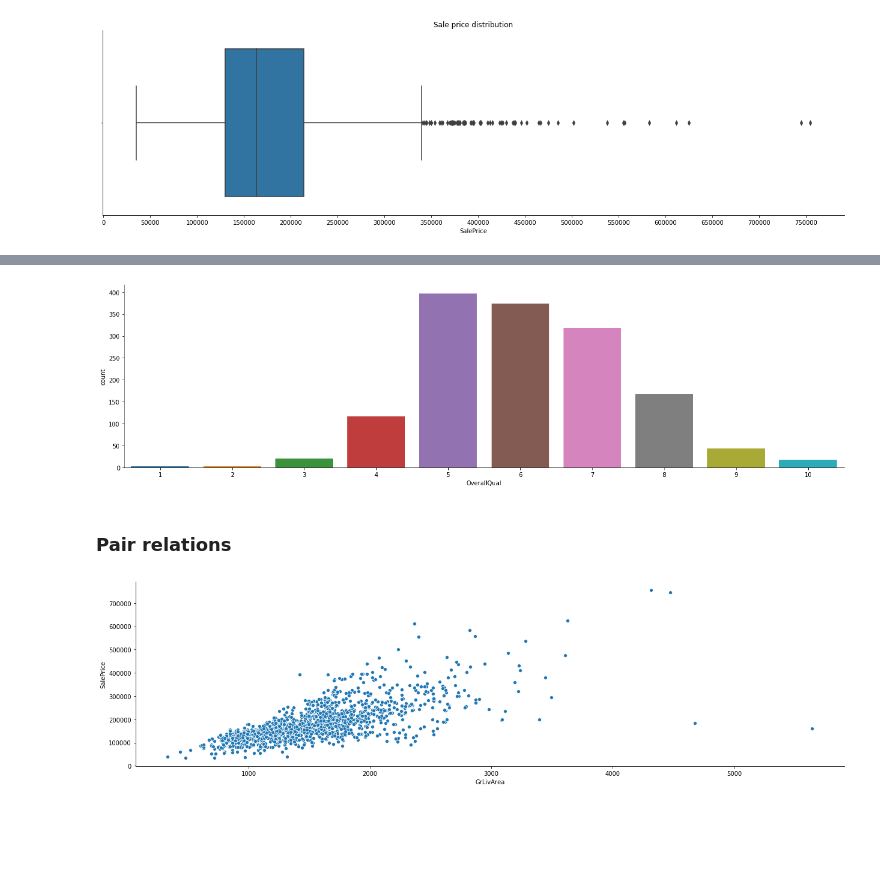
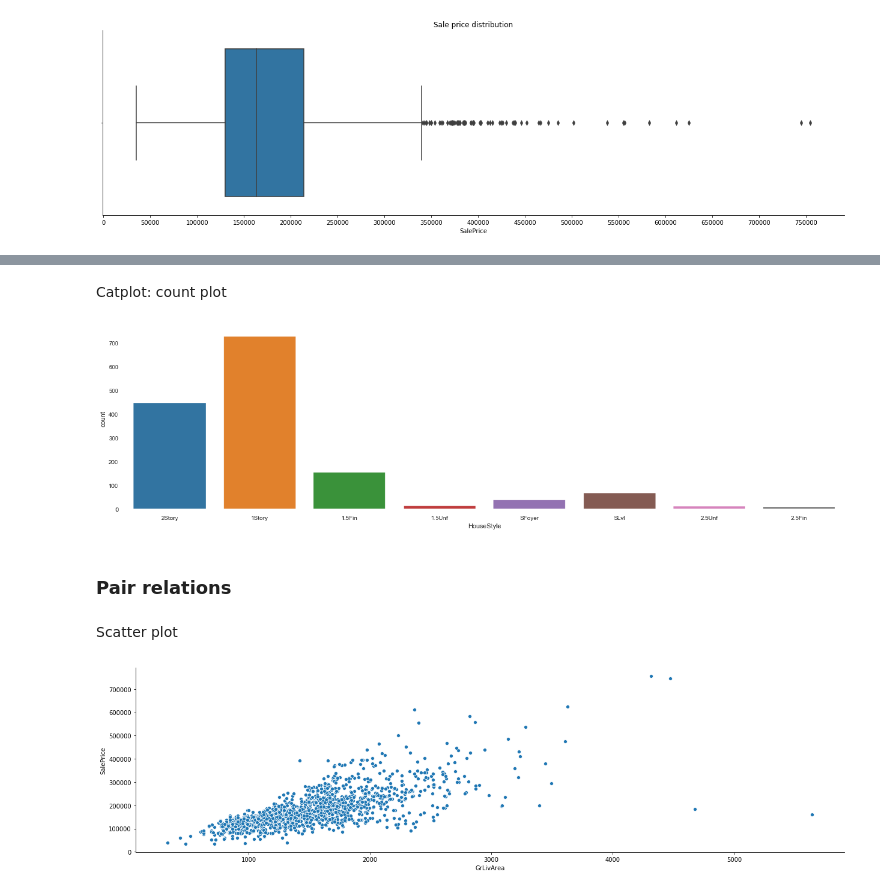
Before and after one commit to ekhrapachev/stud.data.processing, a Jupyter notebook: base.1.ipynb, the cells around one changed output, grey strips where cells are left out. Saved outputs shown, nothing was run; the diff lists cells and outputs as text; code cells hidden in the pictures; blank space fills up the shorter version.

```diff
--- a/base.1.ipynb
+++ b/base.1.ipynb
@@ -12,4 +12,5 @@ from sklearn import datasets
 # %% [markdown]
 ### Загрузка данных
 # %%
-data = pd.read_csv('./train.csv')[['SalePrice', 'OverallQual', 'GrLivArea', 'GarageCars', 'TotalBsmtSF', 'FullBath', 'YearBuilt']]
+data = pd.read_csv('./train.csv')[['SalePrice', 'OverallQual', 'GrLivArea', 'GarageCars', 'TotalBsmtSF',\
+                                   'FullBath', 'YearBuilt', 'HouseStyle']]
@@ -127,9 +178,13 @@ ax.set(title=('Sale price distribution'), xticks=range(0,800000,50000));
+# %% [markdown]
+Catplot: count plot
 # %%
-ax = sns.catplot(data=data, x='OverallQual', aspect=3.5, kind='count')
+sns.catplot(data=data, x='HouseStyle', kind='count', aspect=3.5);
 # %% [output]
-[figure, old version]
+[figure, new version]
 # %% [markdown]
 ### Pair relations
+# %% [markdown]
+Scatter plot
 # %%
 ax = sns.relplot(data=data, y='SalePrice', x='GrLivArea', kind='scatter', aspect=3.5)
 # %% [output]
```
Also changed, not shown: parts of 22 cells of this notebook.
